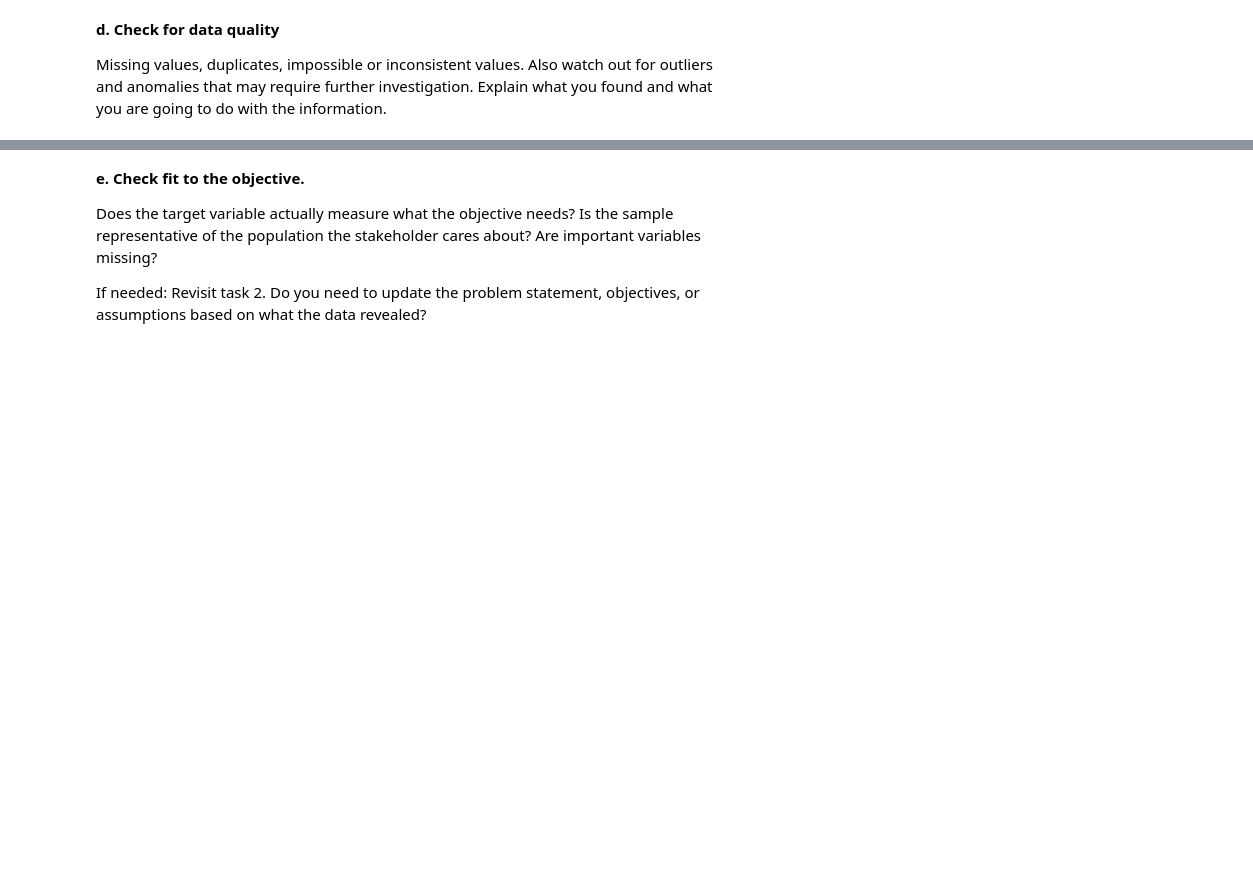
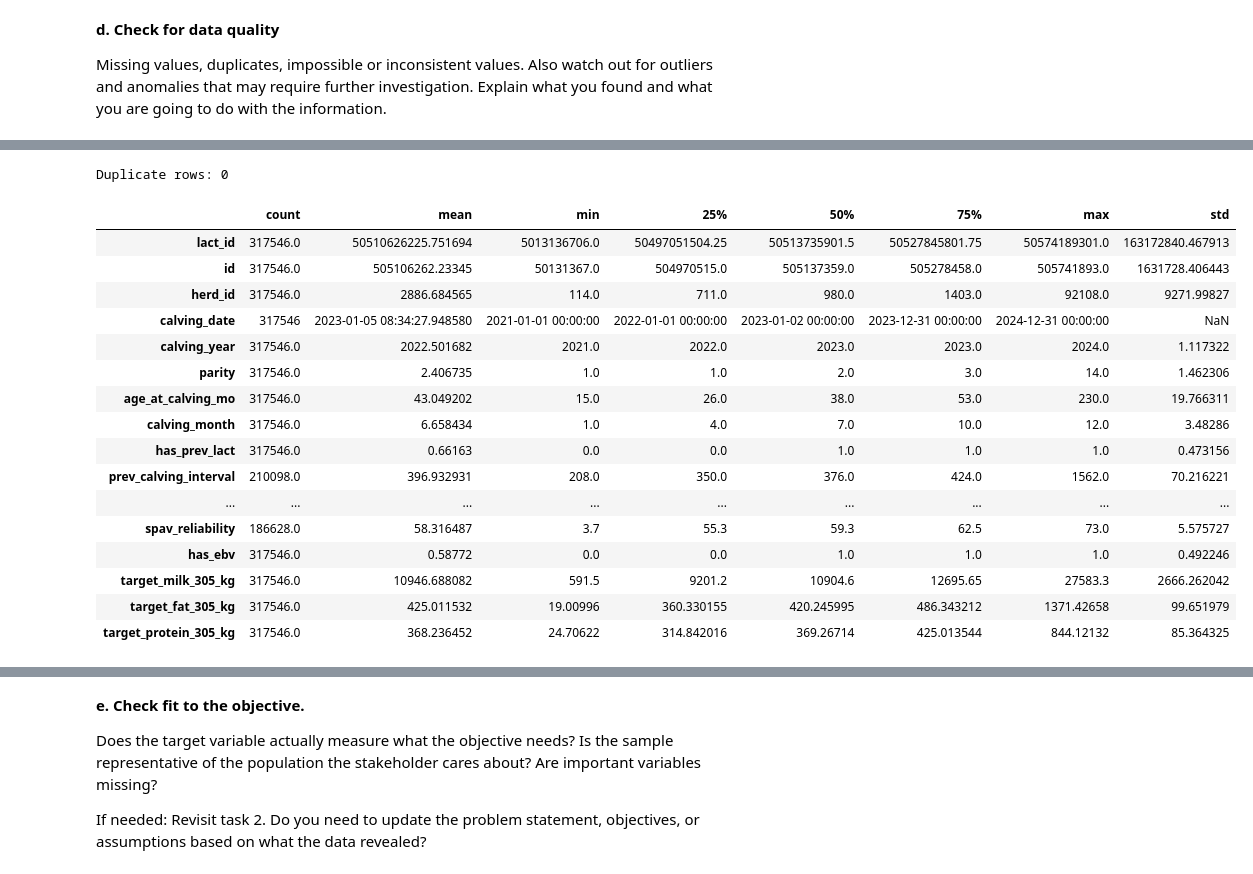
Before and after one commit to triiiiinpunab/ids-lehma-data, a Jupyter notebook: IDS2026_HW07.ipynb, the cells around one changed output, grey strips where cells are left out. Saved outputs shown, nothing was run; the diff lists cells and outputs as text; code cells hidden in the pictures; blank space fills up the shorter version.

```diff
--- a/IDS2026_HW07.ipynb
+++ b/IDS2026_HW07.ipynb
@@ -227,0 +375,26 @@ Missing values, duplicates, impossible or inconsistent values. Also watch out fo
+# %%
+# Are there duplicates?
+print("Duplicate rows:", traindf.duplicated().sum())
+# %% [output]
+Duplicate rows: 0
+# %%
+# Overview of numerical features to find outliers
+traindf.describe().T
+# %% [output]
+|  | count | mean | min | 25% | 50% | 75% | max | std |
+| lact_id | 317546.0 | 50510626225.751694 | 5013136706.0 | 50497051504.25 | 50513735901.5 | 50527845801.75 | 50574189301.0 | 163172840.467913 |
+| id | 317546.0 | 505106262.23345 | 50131367.0 | 504970515.0 | 505137359.0 | 505278458.0 | 505741893.0 | 1631728.406443 |
+| herd_id | 317546.0 | 2886.684565 | 114.0 | 711.0 | 980.0 | 1403.0 | 92108.0 | 9271.99827 |
+| calving_date | 317546 | 2023-01-05 08:34:27.948580 | 2021-01-01 00:00:00 | 2022-01-01 00:00:00 | 2023-01-02 00:00:00 | 2023-12-31 00:00:00 | 2024-12-31 00:00:00 | NaN |
+| calving_year | 317546.0 | 2022.501682 | 2021.0 | 2022.0 | 2023.0 | 2023.0 | 2024.0 | 1.117322 |
+| parity | 317546.0 | 2.406735 | 1.0 | 1.0 | 2.0 | 3.0 | 14.0 | 1.462306 |
+| age_at_calving_mo | 317546.0 | 43.049202 | 15.0 | 26.0 | 38.0 | 53.0 | 230.0 | 19.766311 |
+| calving_month | 317546.0 | 6.658434 | 1.0 | 4.0 | 7.0 | 10.0 | 12.0 | 3.48286 |
+| has_prev_lact | 317546.0 | 0.66163 | 0.0 | 0.0 | 1.0 | 1.0 | 1.0 | 0.473156 |
+| prev_calving_interval | 210098.0 | 396.932931 | 208.0 | 350.0 | 376.0 | 424.0 | 1562.0 | 70.216221 |
+| ... | ... | ... | ... | ... | ... | ... | ... | ... |
+| spav_reliability | 186628.0 | 58.316487 | 3.7 | 55.3 | 59.3 | 62.5 | 73.0 | 5.575727 |
+| has_ebv | 317546.0 | 0.58772 | 0.0 | 0.0 | 1.0 | 1.0 | 1.0 | 0.492246 |
+| target_milk_305_kg | 317546.0 | 10946.688082 | 591.5 | 9201.2 | 10904.6 | 12695.65 | 27583.3 | 2666.262042 |
+| target_fat_305_kg | 317546.0 | 425.011532 | 19.00996 | 360.330155 | 420.245995 | 486.343212 | 1371.42658 | 99.651979 |
+| target_protein_305_kg | 317546.0 | 368.236452 | 24.70622 | 314.842016 | 369.26714 | 425.013544 | 844.12132 | 85.364325 |
```
Also changed, not shown: parts of 30 cells of this notebook.
